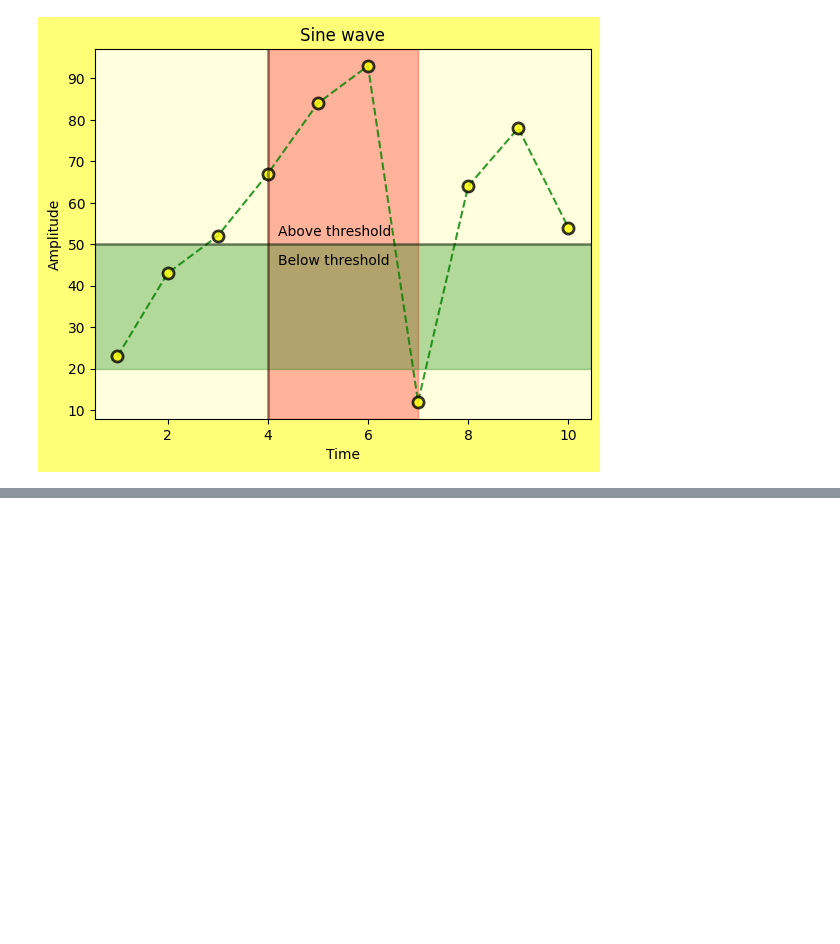
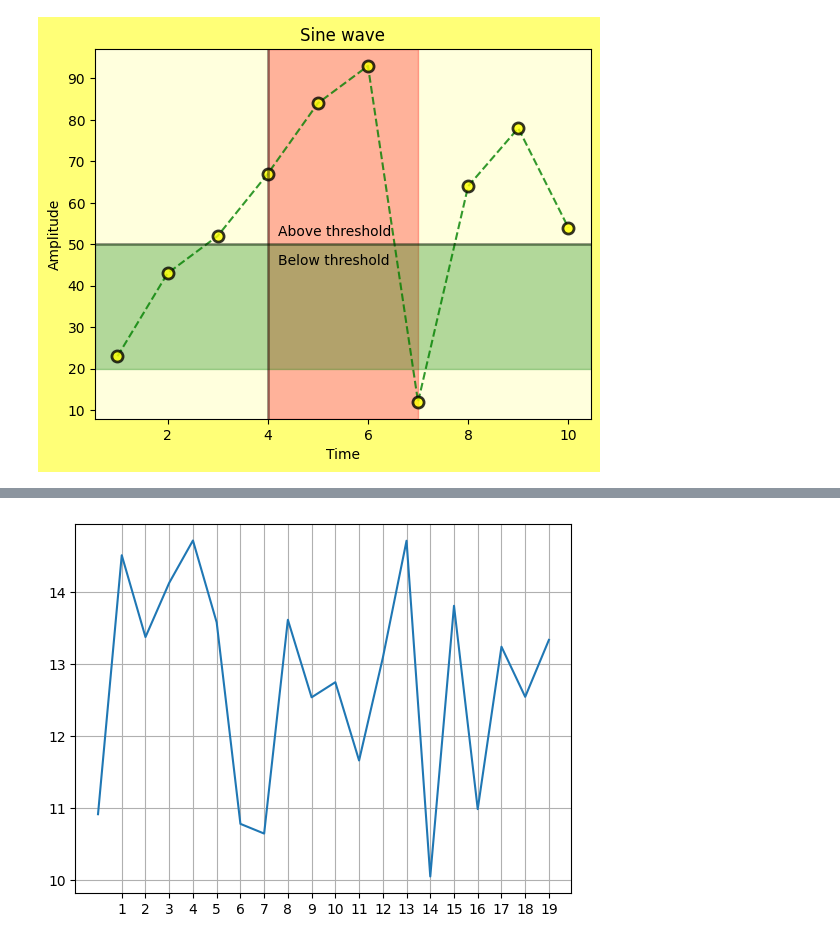
Before and after one commit to Omimishra/Python-Data-science, a Jupyter notebook: numpy.ipynb, the cells around one changed output, grey strips where cells are left out. Drawn from its saved outputs; the diff is of its cells as text; code cells hidden in the pictures; blank space fills up the shorter version.

```diff
--- a/numpy.ipynb
+++ b/numpy.ipynb
@@ -235,0 +498,6 @@ Text(0.5, 1.0, 'Scatter plot')
+# %%
+plt.plot(np.random.uniform(10,15,20))
+plt.xticks(np.arange(1,20))
+plt.grid()
+# %% [output]
+[figure, added]
```
Also changed, not shown: parts of 40 cells of this notebook, 2 other files.
